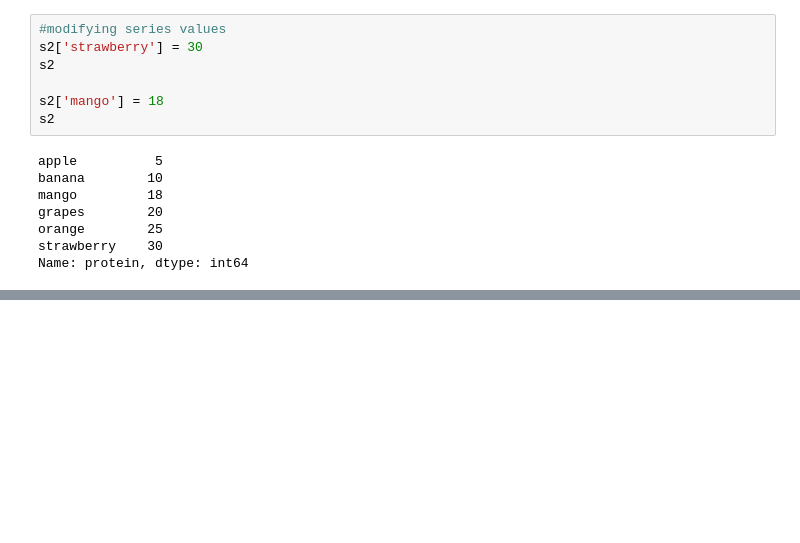
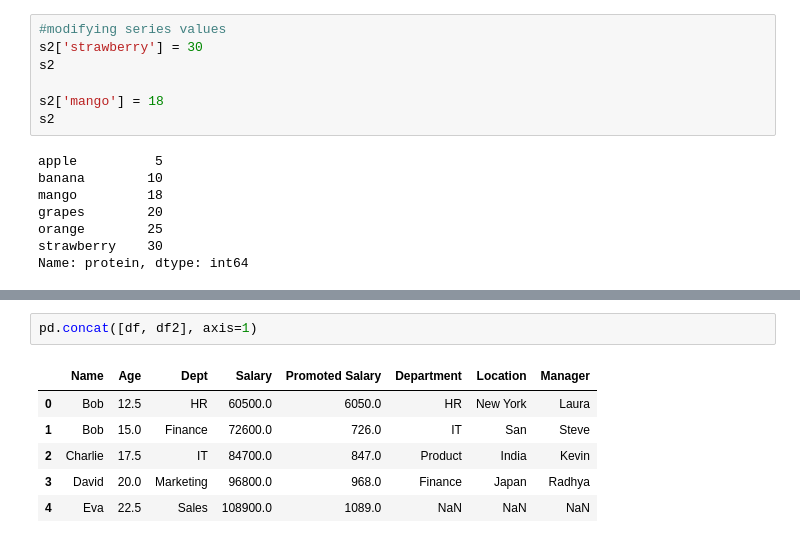
Before and after one commit to Deepthinaidu24/myProjects, a Jupyter notebook: Pandas_Pratice.ipynb, the cells around one changed output, grey strips where cells are left out. Cells and saved outputs as stored; diff of their text form; blank space fills up the shorter version.

```diff
--- a/Pandas_Pratice.ipynb
+++ b/Pandas_Pratice.ipynb
@@ -113,0 +447,9 @@ Name: protein, dtype: int64
+# %%
+pd.concat([df, df2], axis=1)
+# %% [output]
+|  | Name | Age | Dept | Salary | Promoted Salary | Department | Location | Manager |
+| 0 | Bob | 12.5 | HR | 60500.0 | 6050.0 | HR | New York | Laura |
+| 1 | Bob | 15.0 | Finance | 72600.0 | 726.0 | IT | San | Steve |
+| 2 | Charlie | 17.5 | IT | 84700.0 | 847.0 | Product | India | Kevin |
+| 3 | David | 20.0 | Marketing | 96800.0 | 968.0 | Finance | Japan | Radhya |
+| 4 | Eva | 22.5 | Sales | 108900.0 | 1089.0 | NaN | NaN | NaN |
```
Also changed, not shown: parts of 37 cells of this notebook.
